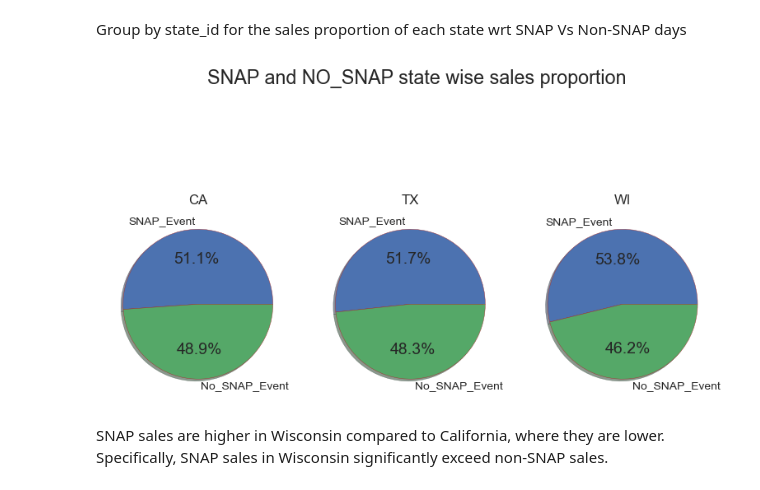
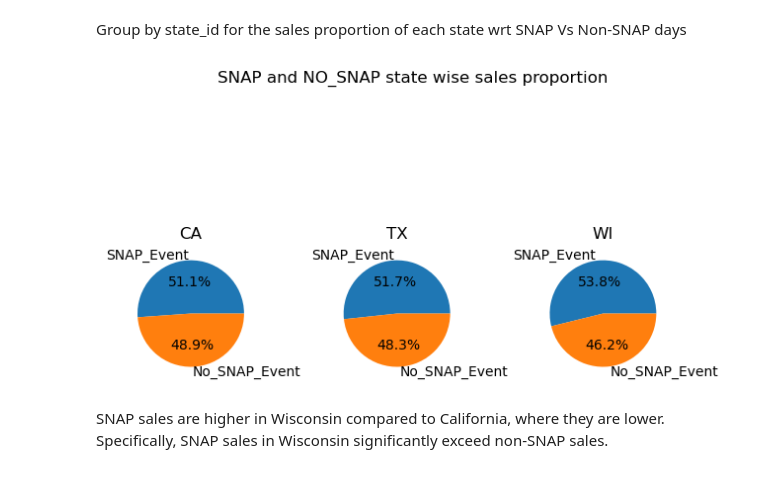
Before and after one commit to Rok-sana/Capstone_Project_TS, a Jupyter notebook: notebooks/FP_EDA.ipynb, the cells around one changed output. Drawn from its saved outputs; the diff is of its cells as text; code cells hidden in the pictures.

```diff
--- a/notebooks/FP_EDA.ipynb
+++ b/notebooks/FP_EDA.ipynb
@@ -20,8 +40,8 @@ pd.set_option('display.float_format', '{:.2f}'.format)
 # %%
 #Reading the data from files
-calendar_df = pd.read_csv('./data/input/calendar.csv')
-sales_df = pd.read_csv('./data/input/sales_train_validation.csv')
-prices_df = pd.read_csv('./data/input/sell_prices.csv')
+calendar_df = pd.read_csv('../data/input/calendar.csv')
+sales_df = pd.read_csv('../data/input/sales_train_validation.csv')
+prices_df = pd.read_csv('../data/input/sell_prices.csv')
 # %%
 print('shape of calendar_df is ',calendar_df.shape)
 print('top 2 rows of calendar_df')
@@ -77,8 +97,6 @@ daily_overallsales['date'] = pd.to_datetime(daily_overallsales['date'])
 daily_dates = daily_overallsales['date']
 daily_totalSales = daily_overallsales['Total_Sales']
 
-""" plot of Date Vs Total_sales """
-plt.style.use('fivethirtyeight')
 plt.plot_date(daily_dates,daily_totalSales,linestyle='solid')
 plt.gcf().autofmt_xdate()
 date_format = mat_dates.DateFormatter('%b, %d, %Y')
@@ -367,8 +387,6 @@ for i in range(len(cat_ky)):
     snap_cat_sales[cat_ky[i]]['SNAP_Sales'] = int(sales_cat_grp_df[(sales_cat_grp_df['snap_CA'] == 1) |(sales_cat_grp_df['snap_TX'] == 1)|(sales_cat_grp_df['snap_WI'] == 1)]['sales'].sum())
 
 
-
-plt.style.use('seaborn')
 labels = ['SNAP_Event', 'No_SNAP_Event']
 snap_cat_sales_ky = list(snap_cat_sales.keys())
 FOODS_sales = [snap_cat_sales['FOODS']['SNAP_Sales'], snap_cat_sales['FOODS']['Total_Sales'] - snap_cat_sales['FOODS']['SNAP_Sales']]
@@ -379,16 +397,16 @@ fig, (ax1,ax2,ax3) = plt.subplots(1, 3)
 
 fig.suptitle('SNAP and NO_SNAP product category wise sales proportion')
 
-ax1.pie(FOODS_sales,labels = labels, shadow=True,
-        autopct = '%1.1f%%',wedgeprops={'edgecolor':'brown'})
+ax1.pie(FOODS_sales,labels = labels,
+        autopct = '%1.1f%%')
 ax1.set_title(snap_cat_sales_ky[0])
 
-ax2.pie(HOBBIES_sales,labels = labels, shadow=True,
-        autopct = '%1.1f%%',wedgeprops={'edgecolor':'brown'})
+ax2.pie(HOBBIES_sales,labels = labels,
+        autopct = '%1.1f%%')
 ax2.set_title(snap_cat_sales_ky[1])
 
-ax3.pie(HOUSEHOLD_sales,labels = labels, shadow=True,
-        autopct = '%1.1f%%',wedgeprops={'edgecolor':'brown'})
+ax3.pie(HOUSEHOLD_sales,labels = labels,
+        autopct = '%1.1f%%')
 ax3.set_title(snap_cat_sales_ky[2])
 
 plt.tight_layout()
@@ -447,40 +465,40 @@ Group by state_id for the sales proportion of each state wrt SNAP Vs Non-SNAP da
 state_ky = list(sales_st_grp.groups.keys())
 snap_state_sales = {}
 for i in range(len(state_ky)):
     sales_state_grp_df = sales_df.iloc[sales_st_grp_idx[i]].loc[:,'d_1':'d_1913']
     sales_state_grp_df = pd.melt(sales_state_grp_df,var_name='d',value_name='sales')
     sales_state_grp_df = sales_state_grp_df.merge(calendar_df,on='d',how='left')
     snap_state_sales[state_ky[i]] = {}
     snap_state_sales[state_ky[i]]['Total_Sales'] = int(sales_state_grp_df[['sales']].sum().values)
     snap_state_sales[state_ky[i]]['SNAP_Sales'] = int(sales_state_grp_df[(sales_state_grp_df['snap_CA'] == 1) |(sales_state_grp_df['snap_TX'] == 1)|(sales_state_grp_df['snap_WI'] == 1)]['sales'].sum())
 
 
 labels = ['SNAP_Event', 'No_SNAP_Event']
 snap_state_sales_ky = list(snap_state_sales.keys())
 CA_sales = [snap_state_sales['CA']['SNAP_Sales'], snap_state_sales['CA']['Total_Sales'] - snap_state_sales['CA']['SNAP_Sales']]
 TX_sales = [snap_state_sales['TX']['SNAP_Sales'], snap_state_sales['TX']['Total_Sales'] - snap_state_sales['TX']['SNAP_Sales']]
 WI_sales = [snap_state_sales['WI']['SNAP_Sales'], snap_state_sales['WI']['Total_Sales'] - snap_state_sales['WI']['SNAP_Sales']]
 
 fig, (ax1,ax2,ax3) = plt.subplots(1, 3)
 
 fig.suptitle('SNAP and NO_SNAP state wise sales proportion')
 
-ax1.pie(CA_sales,labels = labels, shadow=True,
-        autopct = '%1.1f%%',wedgeprops={'edgecolor':'brown'})
+ax1.pie(CA_sales,labels = labels,
+        autopct = '%1.1f%%')
 ax1.set_title(snap_state_sales_ky[0])
 
-ax2.pie(TX_sales,labels = labels, shadow=True,
-        autopct = '%1.1f%%',wedgeprops={'edgecolor':'brown'})
+ax2.pie(TX_sales,labels = labels,
+        autopct = '%1.1f%%')
 ax2.set_title(snap_state_sales_ky[1])
 
-ax3.pie(WI_sales,labels = labels, shadow=True,
-        autopct = '%1.1f%%',wedgeprops={'edgecolor':'brown'})
+ax3.pie(WI_sales,labels = labels,
+        autopct = '%1.1f%%')
 ax3.set_title(snap_state_sales_ky[2])
 
 plt.tight_layout()
 plt.show()
 # %% [output]
-[figure, old version]
+[figure, new version]
 # %% [markdown]
 SNAP sales are higher in Wisconsin compared to California, where they are lower. Specifically, SNAP sales in Wisconsin significantly exceed non-SNAP sales.
 # %% [markdown]
```
Also changed, not shown: parts of 58 cells of this notebook, 1 other file.
